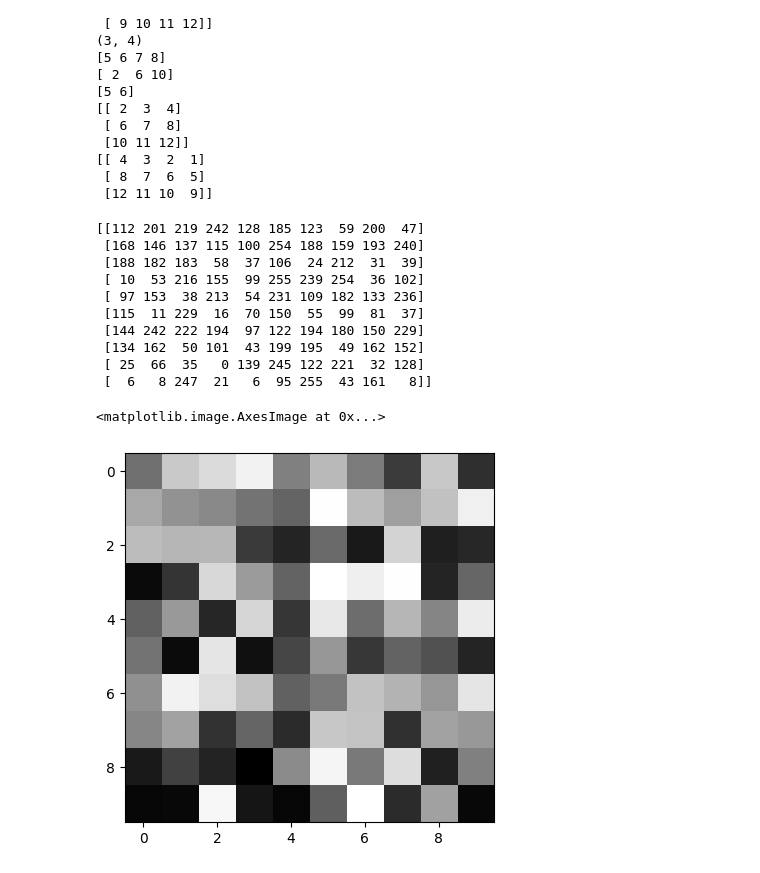
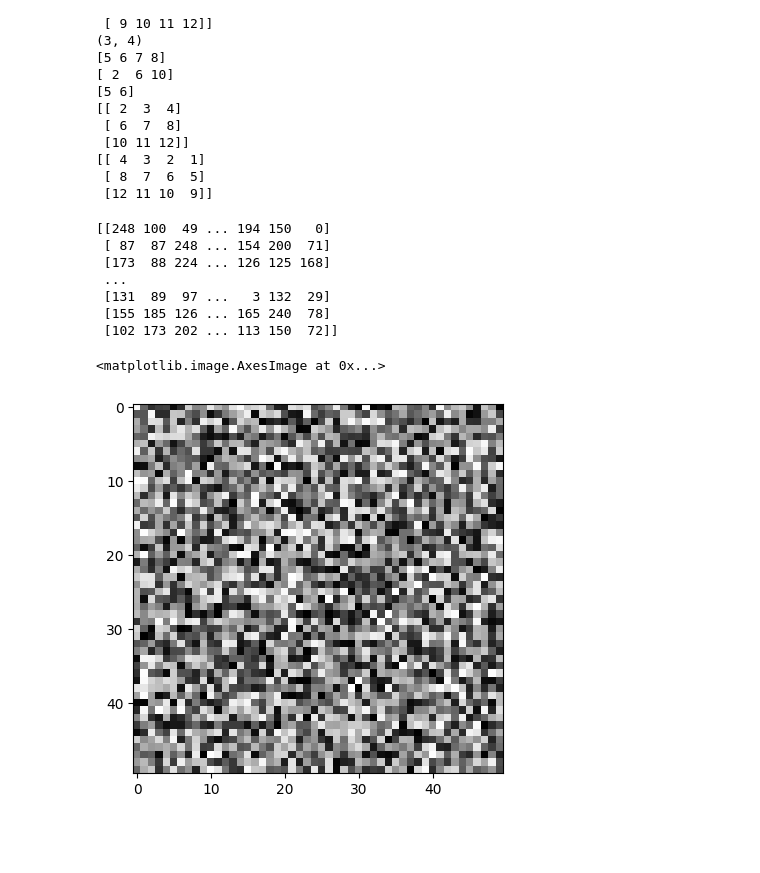
Before and after one commit to SebaOlszewski/MCAST, a Jupyter notebook: ImageProcessingAndComputerVision/week1/lecture1.ipynb, the cells around one changed output. Cells and saved outputs as stored; diff of their text form; code cells hidden in the pictures; blank space fills up the shorter version.

```diff
--- a/ImageProcessingAndComputerVision/week1/lecture1.ipynb
+++ b/ImageProcessingAndComputerVision/week1/lecture1.ipynb
@@ -44,20 +46,17 @@ print(MyMatrix[:,::-1])
  [12 11 10  9]]
 # %%
 #generating a random 10x10 matrix of units8 intigers
-rand_matrix = np.random.randint(0, 256, size = [10, 10], dtype='uint8')
+rand_matrix = np.random.randint(0, 256, size = [50, 50], dtype='uint8')
 print(rand_matrix)
 
-plp.imshow(rand_matrix, cmap='gray', vmin=0, vmax=255)
+plt.imshow(rand_matrix, cmap='gray', vmin=0, vmax=255) #displays the checked plane
 # %% [output]
-[[112 201 219 242 128 185 123  59 200  47]
- [168 146 137 115 100 254 188 159 193 240]
- [188 182 183  58  37 106  24 212  31  39]
- [ 10  53 216 155  99 255 239 254  36 102]
- [ 97 153  38 213  54 231 109 182 133 236]
- [115  11 229  16  70 150  55  99  81  37]
- [144 242 222 194  97 122 194 180 150 229]
- [134 162  50 101  43 199 195  49 162 152]
- [ 25  66  35   0 139 245 122 221  32 128]
- [  6   8 247  21   6  95 255  43 161   8]]
+[[248 100  49 ... 194 150   0]
+ [ 87  87 248 ... 154 200  71]
+ [173  88 224 ... 126 125 168]
+ ...
+ [131  89  97 ...   3 132  29]
+ [155 185 126 ... 165 240  78]
+ [102 173 202 ... 113 150  72]]
 <matplotlib.image.AxesImage at 0x...>
-[figure, old version]
+[figure, new version]
```
Also changed, not shown: parts of 4 cells of this notebook, 3 other files.
